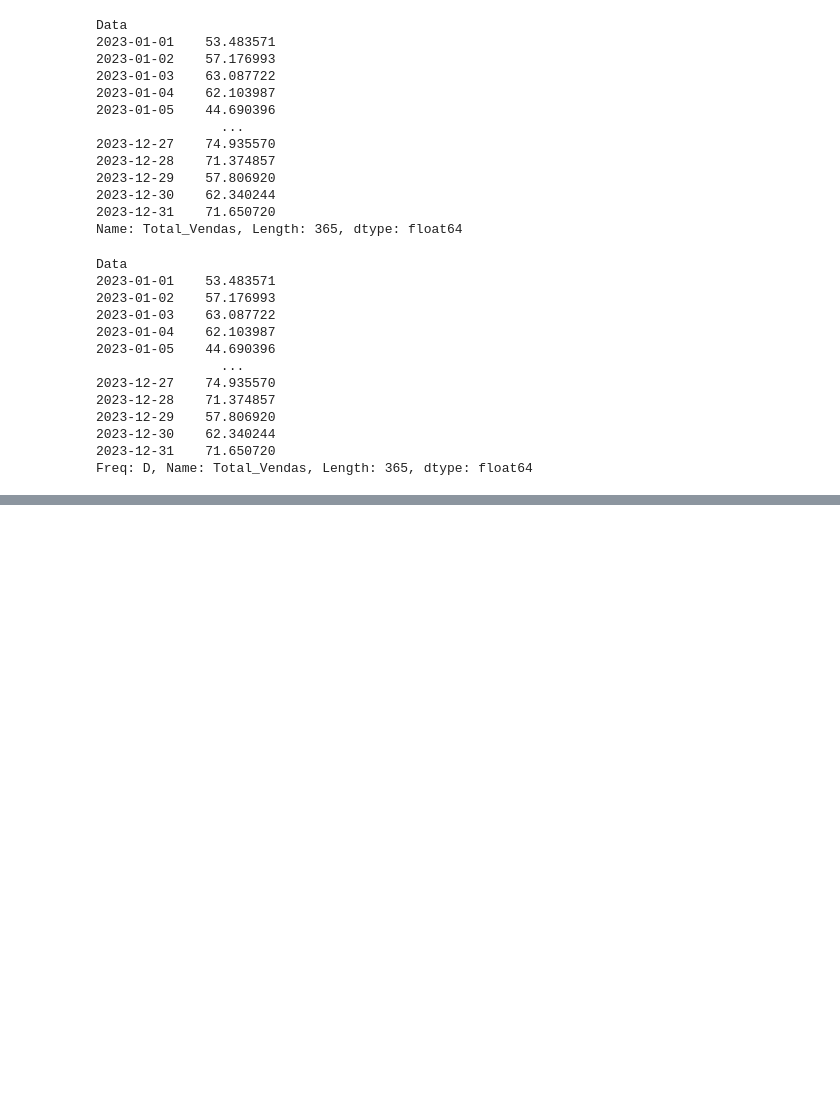
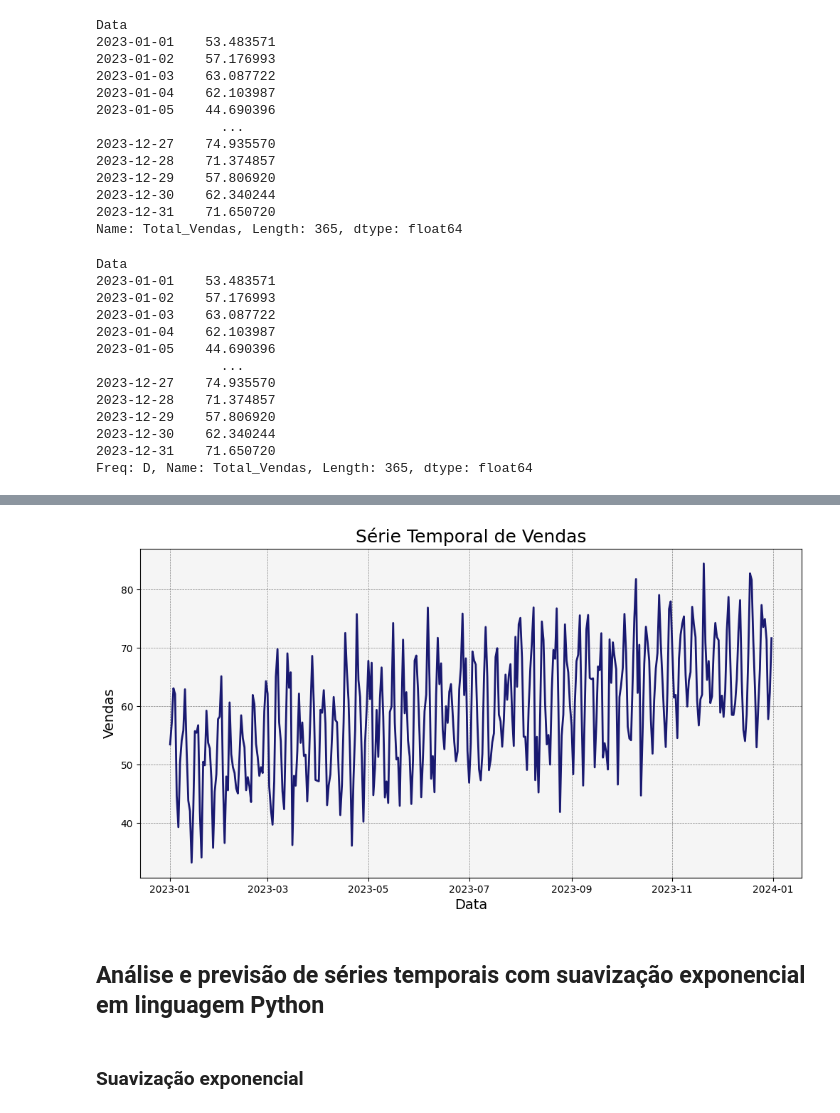
Before and after one commit to pdrpnhr/dsa-python-analise-dados, a Jupyter notebook: Cap16_AnaliseSeriesTemporais.ipynb, the cells around one changed output, grey strips where cells are left out. Saved outputs shown, nothing was run; the diff lists cells and outputs as text; code cells hidden in the pictures; blank space fills up the shorter version.

```diff
--- a/Cap16_AnaliseSeriesTemporais.ipynb
+++ b/Cap16_AnaliseSeriesTemporais.ipynb
@@ -128,0 +141,25 @@ Freq: D, Name: Total_Vendas, Length: 365, dtype: float64
+# %%
+plt.figure(figsize = (12,6))
+# Mudar cor e largura da linha
+plt.plot(serie_temporal, color = 'midnightblue', linewidth = 2)
+
+# Configurar cores e estilo do gráfico
+plt.gca().set_facecolor('#f5f5f5')
+plt.grid(color = 'grey', linestyle = '--', linewidth = 0.5)
+
+# Configurar rótulos dos eixos, título e legenda
+plt.xlabel('Data', color = 'black', fontsize = 14)
+plt.ylabel('Vendas', color = 'black', fontsize = 14)
+plt.title('Série Temporal de Vendas', color='black', fontsize = 18)
+
+# Configurar cores dos eixos e dos ticks (marcadores)
+plt.tick_params(axis = 'x', colors = 'black')
+plt.tick_params(axis = 'y', colors = 'black')
+
+plt.show()
+# %% [output]
+[figure, added]
+# %% [markdown]
+## Análise e previsão de séries temporais com suavização exponencial em linguagem Python
+# %% [markdown]
+### Suavização exponencial
```
Also changed, not shown: parts of 13 cells of this notebook.
